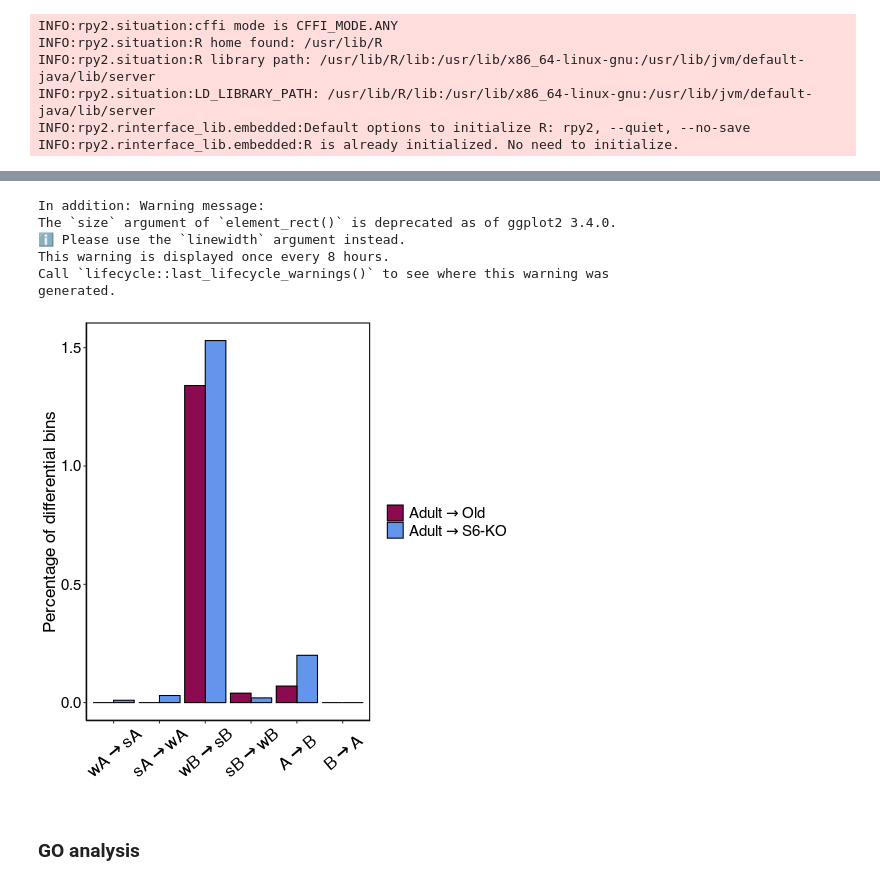
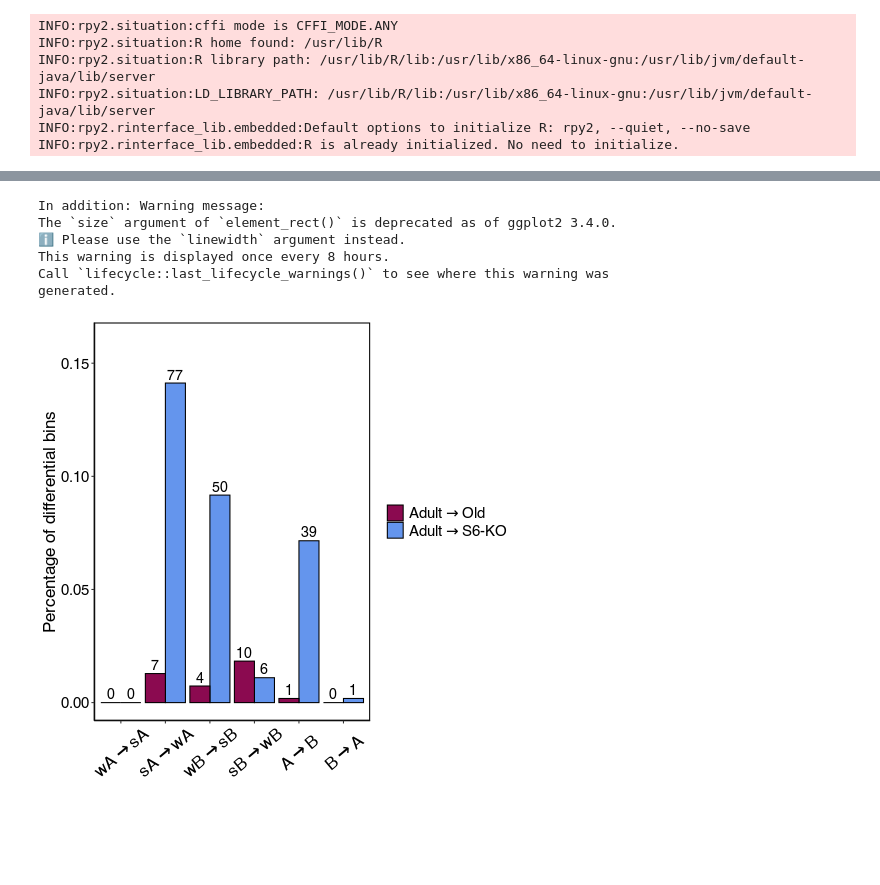
Before and after one commit to SIRT6/Sirt6_hic_paper, a Jupyter notebook: code_HiC/Figure2_diff_compartments.ipynb, the cells around one changed output, grey strips where cells are left out. Cells and saved outputs as stored; diff of their text form; code cells hidden in the pictures; blank space fills up the shorter version.

Commit message:
Reorganize Figure2_diff_compartments

```diff
--- a/code_HiC/Figure2_diff_compartments.ipynb
+++ b/code_HiC/Figure2_diff_compartments.ipynb
@@ -197,0 +222,5 @@ In (function (package, help, pos = 2, lib.loc = NULL, character.only = FALSE,  :
+# %%
+%%R
+
+final_df_old <- process_eigs_data("old", "Old", pp_threshold = 0.9, change_threshold = 0.3)
+final_df_ko  <- process_eigs_data("ko",  "S6-KO", pp_threshold = 0.9, change_threshold = 0.3)
@@ -203,69 +252,82 @@ bins = wt_clr.bins()[:]
 # %%
 %%R
 
-library(dplyr)
+back = py_eval('bins')
 
-back = py_eval('bins')
+n_bins <- nrow(back)
 back <- back %>%
   filter(!grepl('chr[XMY]', chrom))
 
-n_bins <- nrow(back)
-
 process_changes <- function(df, type_label, n_total) {
   counts <- c(
-    `A->B` = sum(df$wt  >  0 & df$tr  <  0),
-    `B->A` = sum(df$wt  <  0 & df$tr  >  0),
-    `wB->sB` = sum(df$wt  > df$tr & df$wt  <  0 & df$tr <  0),
-    `sB->wB` = sum(df$wt  < df$tr & df$wt  <  0 & df$tr <  0),
-    `wA->sA`   = sum(df$wt  < df$tr & df$wt  >  0 & df$tr >  0),
-    `sA->wA`   = sum(df$wt  > df$tr & df$wt  >  0 & df$tr >  0)
+    `A->B`   = sum(df$wt >  0 & df$tr <  0),
+    `B->A`   = sum(df$wt <  0 & df$tr >  0),
+    `wB->sB` = sum(df$wt > df$tr & df$wt <  0 & df$tr < 0),
+    `sB->wB` = sum(df$wt < df$tr & df$wt <  0 & df$tr < 0),
+    `wA->sA` = sum(df$wt < df$tr & df$wt >  0 & df$tr > 0),
+    `sA->wA` = sum(df$wt > df$tr & df$wt >  0 & df$tr > 0)
   )
+
   data.frame(
     change = names(counts),
-    count  = round(counts / n_total * 100, 2),
-    type   = type_label,
+    percent = counts / n_total * 100,
+    count   = counts,
+    type    = type_label,
     stringsAsFactors = FALSE
   )
 }
 
 df_list <- list(
-  `Adult->S6-KO`   = final_df_ko,
-  `Adult->Old`     = final_df_old
+  `Adult->S6-KO` = final_df_ko,
+  `Adult->Old`   = final_df_old
 )
 
 df_all <- bind_rows(
   lapply(names(df_list), function(lbl) {
     process_changes(df_list[[lbl]], lbl, n_bins)
   })
 )
 
 df_all$change <- factor(df_all$change, levels = c(
   'wA->sA','sA->wA','wB->sB','sB->wB','A->B','B->A'
 ))
 df_all$type <- factor(df_all$type, levels = c('Adult->Old', 'Adult->S6-KO'))
 
-ggplot(data=df_all, aes(x=change, y=count, fill=type)) +
-  geom_bar(stat="identity", color="black", position=position_dodge())+
-  #ylim(0, 20) +
+ggplot(data = df_all, aes(x = change, y = percent, fill = type)) +
+  geom_bar(stat = "identity", color = "black", position = position_dodge()) +
+
+  geom_text(
+    aes(label = count),
+    position = position_dodge(width = 0.9),
+    vjust = -0.3,
+    size = 5
+  ) +
+
+  ylim(0, 0.16) +
   ylab('Percentage of differential bins') + xlab('') +
   theme_classic() +
-  scale_fill_manual(values=c('deeppink4','cornflowerblue'),
-                    labels=c(expression(Adult%->%Old), expression(Adult%->%'S6-KO'))) +
-  theme(axis.title.y = element_text(size=17, colour='black'),
-        axis.text.x = element_text(size=17, colour='black', angle = 40, vjust=0.5),
-        axis.text.y = element_text(size=15, colour='black'),
-        legend.title = element_blank(),
-        legend.text = element_text(size=15),
-        panel.border = element_rect(colour = "black", fill=NA, size=1)) +
-  scale_x_discrete(labels = c(expression(wA%->%sA), expression(sA%->%wA), expression(wB%->%sB),
-                              expression(sB%->%wB), expression(A%->%B), expression(B%->%A)))
+  scale_fill_manual(
+    values = c('deeppink4','cornflowerblue'),
+    labels=c(expression(Adult%->%Old), expression(Adult%->%'S6-KO'))
+  ) +
+  theme(
+    axis.title.y  = element_text(size = 17, colour = 'black'),
+    axis.text.x   = element_text(size = 17, colour = 'black', angle = 40, vjust = 0.5),
+    axis.text.y   = element_text(size = 15, colour = 'black'),
+    legend.title  = element_blank(),
+    legend.text   = element_text(size = 15),
+    panel.border  = element_rect(colour = "black", fill = NA, size = 1)
+  ) +
+  scale_x_discrete(labels = c(
+    expression(wA %->% sA), expression(sA %->% wA),
+    expression(wB %->% sB), expression(sB %->% wB),
+    expression(A  %->% B),  expression(B  %->% A)
+  ))
 # %% [output]
 In addition: Warning message:
 The `size` argument of `element_rect()` is deprecated as of ggplot2 3.4.0.
 ℹ Please use the `linewidth` argument instead.
 This warning is displayed once every 8 hours.
 Call `lifecycle::last_lifecycle_warnings()` to see where this warning was
 generated.
-[figure, old version]
+[figure, new version]
-# %% [markdown]
-### GO analysis
```
Also changed, not shown: parts of 23 cells of this notebook.
